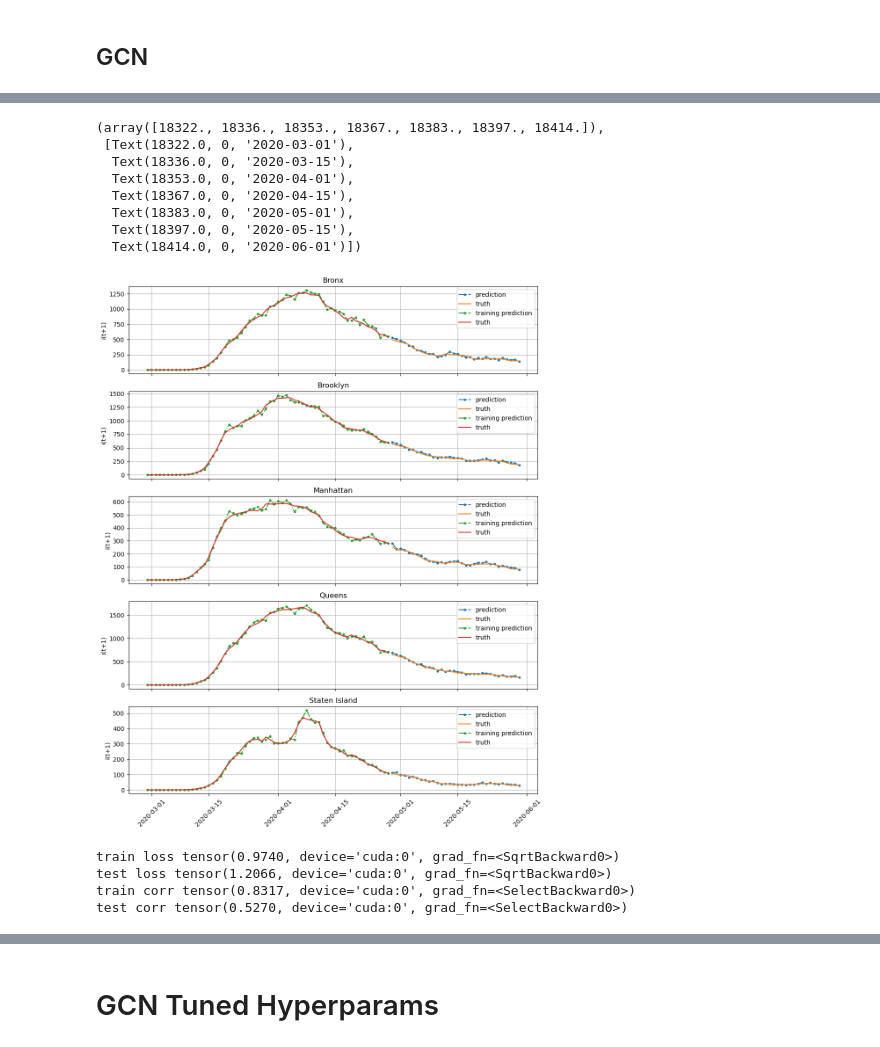
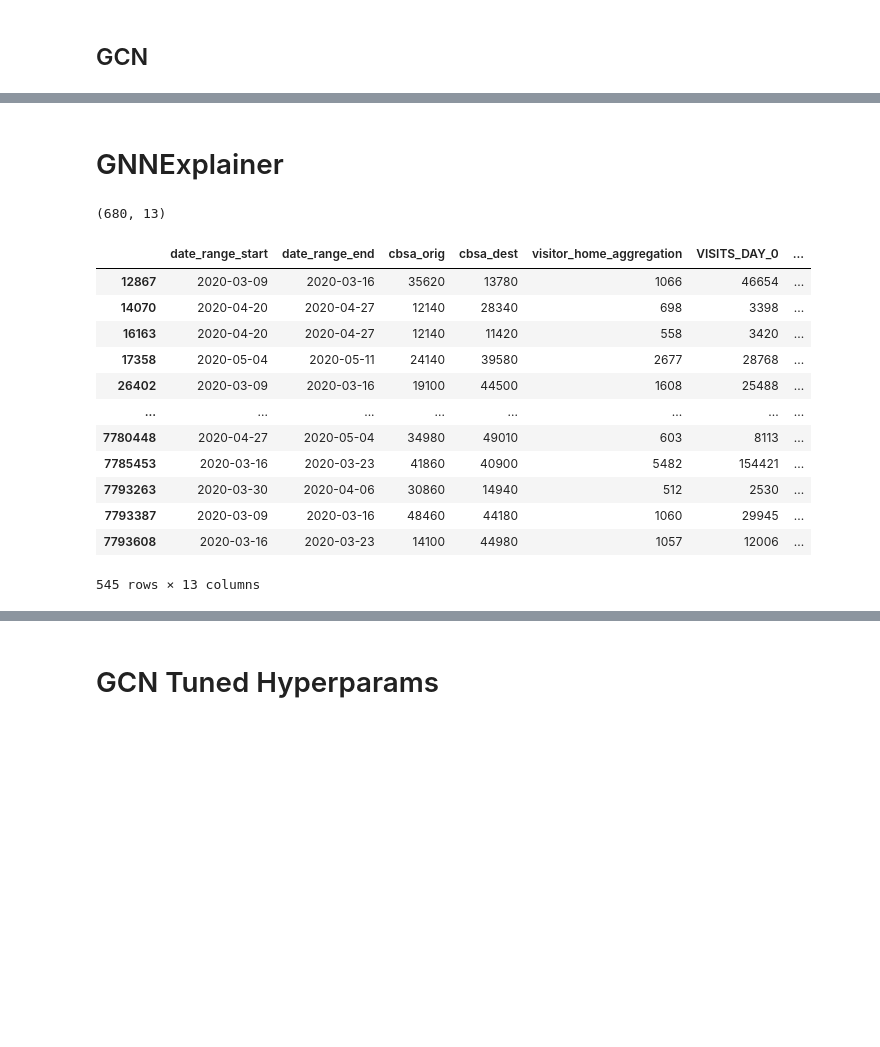
Before and after one commit to hwunrow/cgnn, a Jupyter notebook: src/main.ipynb, the cells around one changed output, grey strips where cells are left out. Drawn from its saved outputs; the diff is of its cells as text; code cells hidden in the pictures; blank space fills up the shorter version.

Commit message:
mask future notes in gnnexplainer

```diff
--- a/src/main.ipynb
+++ b/src/main.ipynb
@@ -233,41 +251,19 @@ train_df[['fips','date']] = train_df['key'].str.split('-',n=1, expand=True)
 train_df['date'] = pd.to_datetime(train_df['date'])
 # %%
-fig, ax = plt.subplots(5, figsize=(12,15), sharex=True)
+# fig, ax = plt.subplots(5, figsize=(12,15), sharex=True)
 
-for i, f in enumerate(fips_list):
-    ax[i].plot(pred_df.loc[pred_df['fips'] == str(f), 'date'], pred_df.loc[pred_df['fips'] == str(f), 'pred'].values, '.-.', label='prediction')
-    ax[i].plot(pred_df.loc[pred_df['fips'] == str(f), 'date'], pred_df.loc[pred_df['fips'] == str(f), 'truth'].values, '-', label='truth')
+# for i, f in enumerate(fips_list):
+#     ax[i].plot(pred_df.loc[pred_df['fips'] == str(f), 'date'], pred_df.loc[pred_df['fips'] == str(f), 'pred'].values, '.-.', label='prediction')
+#     ax[i].plot(pred_df.loc[pred_df['fips'] == str(f), 'date'], pred_df.loc[pred_df['fips'] == str(f), 'truth'].values, '-', label='truth')
 
-    ax[i].plot(train_df.loc[train_df['fips'] == str(f), 'date'], train_df.loc[train_df['fips'] == str(f), 'pred'].values, '.-.', label='training prediction')
-    ax[i].plot(train_df.loc[train_df['fips'] == str(f), 'date'], train_df.loc[train_df['fips'] == str(f), 'truth'].values, '-', label='truth')
+#     ax[i].plot(train_df.loc[train_df['fips'] == str(f), 'date'], train_df.loc[train_df['fips'] == str(f), 'pred'].values, '.-.', label='training prediction')
+#     ax[i].plot(train_df.loc[train_df['fips'] == str(f), 'date'], train_df.loc[train_df['fips'] == str(f), 'truth'].values, '-', label='truth')
 
-    ax[i].grid()
-    ax[i].legend()
-    ax[i].set_title(BOROUGH_FULL_FIPS_DICT[f])
-    ax[i].set_ylabel(r'i(t+1)')
+#     ax[i].grid()
+#     ax[i].legend()
+#     ax[i].set_title(BOROUGH_FULL_FIPS_DICT[f])
+#     ax[i].set_ylabel(r'i(t+1)')
 
-plt.xticks(rotation=45)
+# plt.xticks(rotation=45)
-# %% [output]
-(array([18322., 18336., 18353., 18367., 18383., 18397., 18414.]),
- [Text(18322.0, 0, '2020-03-01'),
-  Text(18336.0, 0, '2020-03-15'),
-  Text(18353.0, 0, '2020-04-01'),
-  Text(18367.0, 0, '2020-04-15'),
-  Text(18383.0, 0, '2020-05-01'),
-  Text(18397.0, 0, '2020-05-15'),
-  Text(18414.0, 0, '2020-06-01')])
-[figure, removed]
-# %%
-# predict case delta metrics
-
-model.eval()
-_, delta_pred  = model(graph.x, graph.edge_index)
-print("train loss", criterion(torch.abs(delta_pred[graph.train_mask].squeeze()), torch.abs(delta_data.y[graph.train_mask])))
-print("test loss", criterion(torch.abs(delta_pred[graph.test_mask].squeeze()), torch.abs(delta_data.y[graph.test_mask])))
-print("train corr", torch.corrcoef(torch.stack((delta_pred[graph.train_mask].squeeze(), delta_data.y[graph.train_mask])))[0,1])
-print("test corr", torch.corrcoef(torch.stack((delta_pred[graph.test_mask].squeeze(), delta_data.y[graph.test_mask])))[0,1])
-# %% [output]
-train loss tensor(0.9740, device='cuda:0', grad_fn=<SqrtBackward0>)
-test loss tensor(1.2066, device='cuda:0', grad_fn=<SqrtBackward0>)
-train corr tensor(0.8317, device='cuda:0', grad_fn=<SelectBackward0>)
-test corr tensor(0.5270, device='cuda:0', grad_fn=<SelectBackward0>)
+# %% [markdown]
+# GNNExplainer
@@ -273,0 +328,9 @@ test corr tensor(0.5270, device='cuda:0', grad_fn=<SelectBackward0>)
+# %%
+mobility_df = process_data.get_safegraph_mobility_data()
+# %%
+# create key
+swapped_dict = {value: key for key, value in node_dict.items()}
+node_idx_start = [swapped_dict[item] for item in subgraph_edges[0,:].numpy()]
+node_idx_end = [swapped_dict[item] for item in subgraph_edges[1,:].numpy()]
+
+explainable_keys = [node_idx_start[i] + "-" + node_idx_end[i] for i in range(len(node_idx_end))]
@@ -273,0 +340,22 @@ test corr tensor(0.5270, device='cuda:0', grad_fn=<SelectBackward0>)
+# %%
+explainable_mobility_df = mobility_df[mobility_df["key"].isin(explainable_keys)]
+# %%
+explainable_mobility_df.shape
+# %% [output]
+(680, 13)
+# %%
+explainable_mobility_df.loc[explainable_mobility_df["cbsa_orig"] != explainable_mobility_df["cbsa_dest"]]
+# %% [output]
+|  | date_range_start | date_range_end | cbsa_orig | cbsa_dest | visitor_home_aggregation | VISITS_DAY_0 | ... |
+| 12867 | 2020-03-09 | 2020-03-16 | 35620 | 13780 | 1066 | 46654 | ... |
+| 14070 | 2020-04-20 | 2020-04-27 | 12140 | 28340 | 698 | 3398 | ... |
+| 16163 | 2020-04-20 | 2020-04-27 | 12140 | 11420 | 558 | 3420 | ... |
+| 17358 | 2020-05-04 | 2020-05-11 | 24140 | 39580 | 2677 | 28768 | ... |
+| 26402 | 2020-03-09 | 2020-03-16 | 19100 | 44500 | 1608 | 25488 | ... |
+| ... | ... | ... | ... | ... | ... | ... | ... |
+| 7780448 | 2020-04-27 | 2020-05-04 | 34980 | 49010 | 603 | 8113 | ... |
+| 7785453 | 2020-03-16 | 2020-03-23 | 41860 | 40900 | 5482 | 154421 | ... |
+| 7793263 | 2020-03-30 | 2020-04-06 | 30860 | 14940 | 512 | 2530 | ... |
+| 7793387 | 2020-03-09 | 2020-03-16 | 48460 | 44180 | 1060 | 29945 | ... |
+| 7793608 | 2020-03-16 | 2020-03-23 | 14100 | 44980 | 1057 | 12006 | ... |
+545 rows × 13 columns
```
Also changed, not shown: parts of 22 cells of this notebook.
